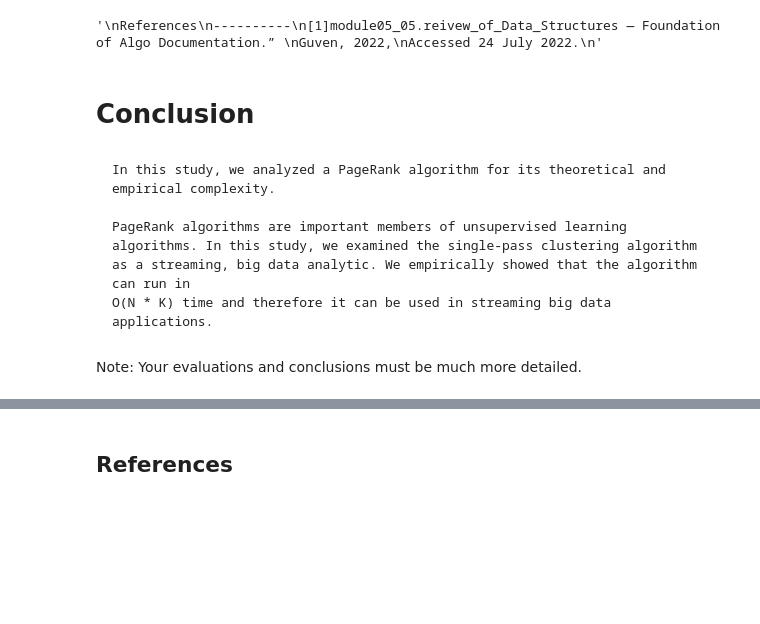
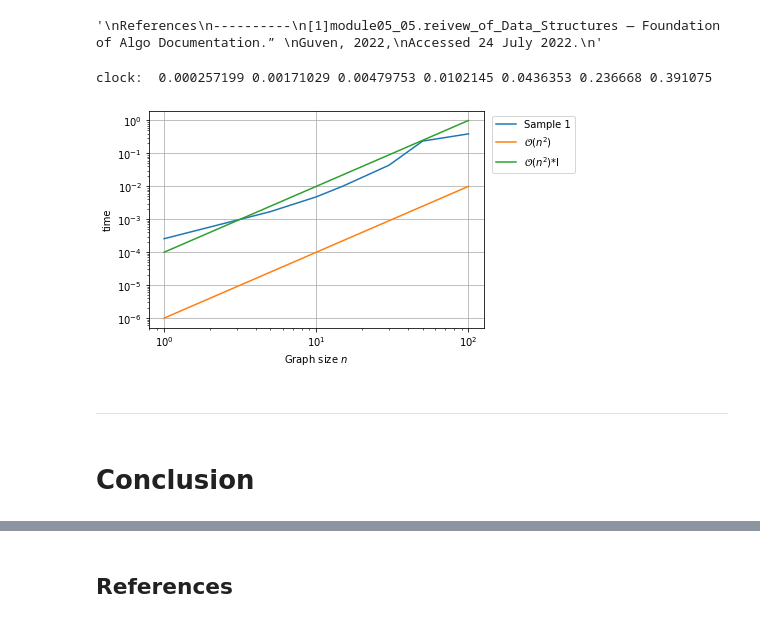
Before and after one commit to ans9611/PageRank_Empirical_Analysis, a Jupyter notebook: rough_draft/moon_final_project.ipynb, the cells around one changed output, grey strips where cells are left out. Cells and saved outputs as stored; diff of their text form; code cells hidden in the pictures; blank space fills up the shorter version.

````diff
--- a/rough_draft/moon_final_project.ipynb
+++ b/rough_draft/moon_final_project.ipynb
@@ -124,7 +114,0 @@ However, there is a probability  𝑑  of random walk. Thus, the expected transi
-# %%
-#[3]
-# Create a scale-free graph on one hundred nodes:
-G = nx.scale_free_graph(10)
-
-
-print(pageRank(G))
@@ -216,12 +200,40 @@ t1, ds1 = measure_cost(N_RUNS, pageRank)
+# %%
+num_nodes = [1, 5, 10, 15, 30, 50, 100]
+
+t1, ds1 = measure_cost(num_nodes, pageRank, node_f)
+
+'''
+References
+----------
+[1]module05_05.reivew_of_Data_Structures — Foundation of Algo Documentation.”
+Guven, 2022,
+Accessed 24 July 2022.
+'''
+# %% [output]
+clock:  0.000257199 0.00171029 0.00479753 0.0102145 0.0436353 0.236668 0.391075
+# %%
+# Plot
+df = pd.DataFrame({'Graph size $n$':  num_nodes,
+                   'PageRank':        t1,
+                   '$\mathcal{O}(n^2)$*I':     [100 * 1e-6*n**2 for n in num_nodes],
+                   '$\mathcal{O}(n^2)$':     [1e-6*n**2 for n in num_nodes],
+                   })
+
+df.set_index('Graph size $n$', drop=True, inplace=True)
+
+fig = df.plot().get_figure()
+
+plt.legend(bbox_to_anchor=(1.01, 1.0))
+
+plt.ylabel('time')
+plt.grid()
+plt.xscale('log')
+plt.yscale('log')
+
+# fig.savefig('data_structures_01.png')
+# %% [output]
+[figure, added]
+# %% [markdown]
+***
 # %% [markdown]
 # Conclusion
-# %% [markdown]
-```
-In this study, we analyzed a PageRank algorithm for its theoretical and empirical complexity.
-
-PageRank algorithms are important members of unsupervised learning algorithms. In this study, we examined the single-pass clustering algorithm as a streaming, big data analytic. We empirically showed that the algorithm can run in
-O(N * K) time and therefore it can be used in streaming big data applications.
-```
-# %% [markdown]
-
-Note: Your evaluations and conclusions must be much more detailed.
````
Also changed, not shown: parts of 23 cells of this notebook.
